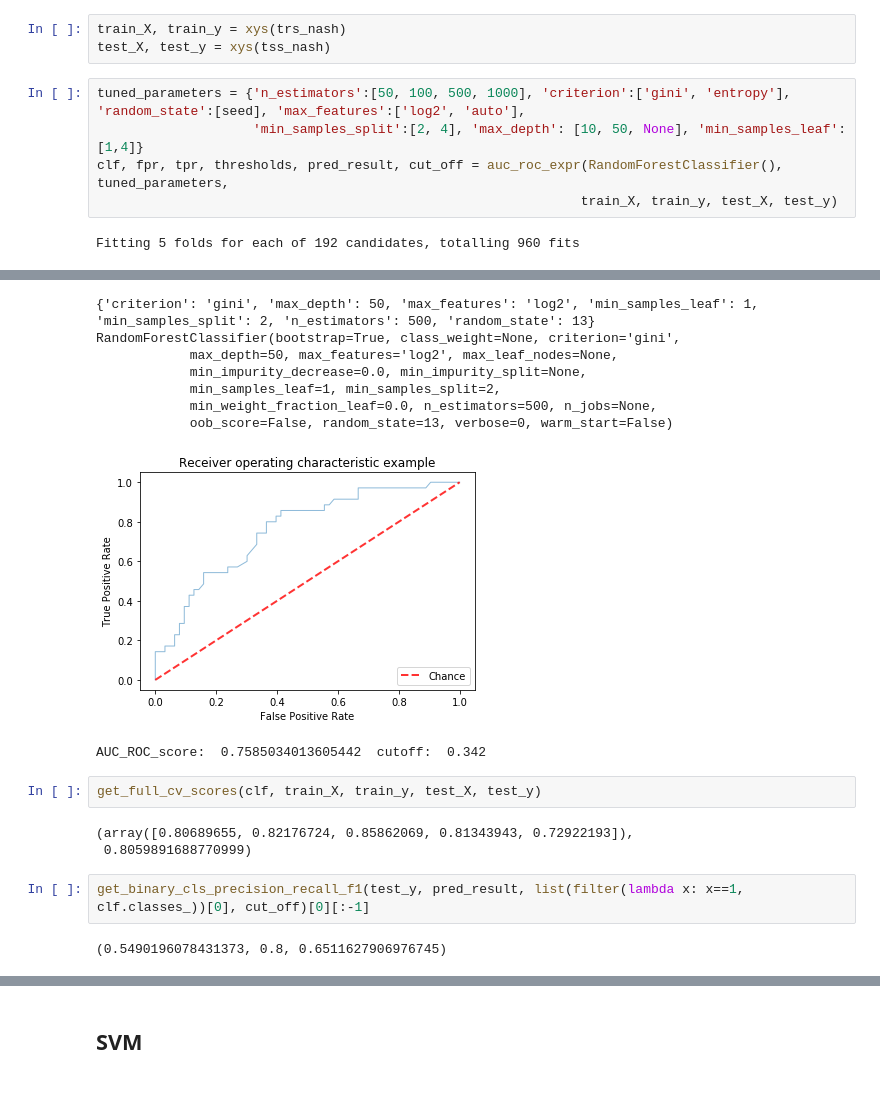
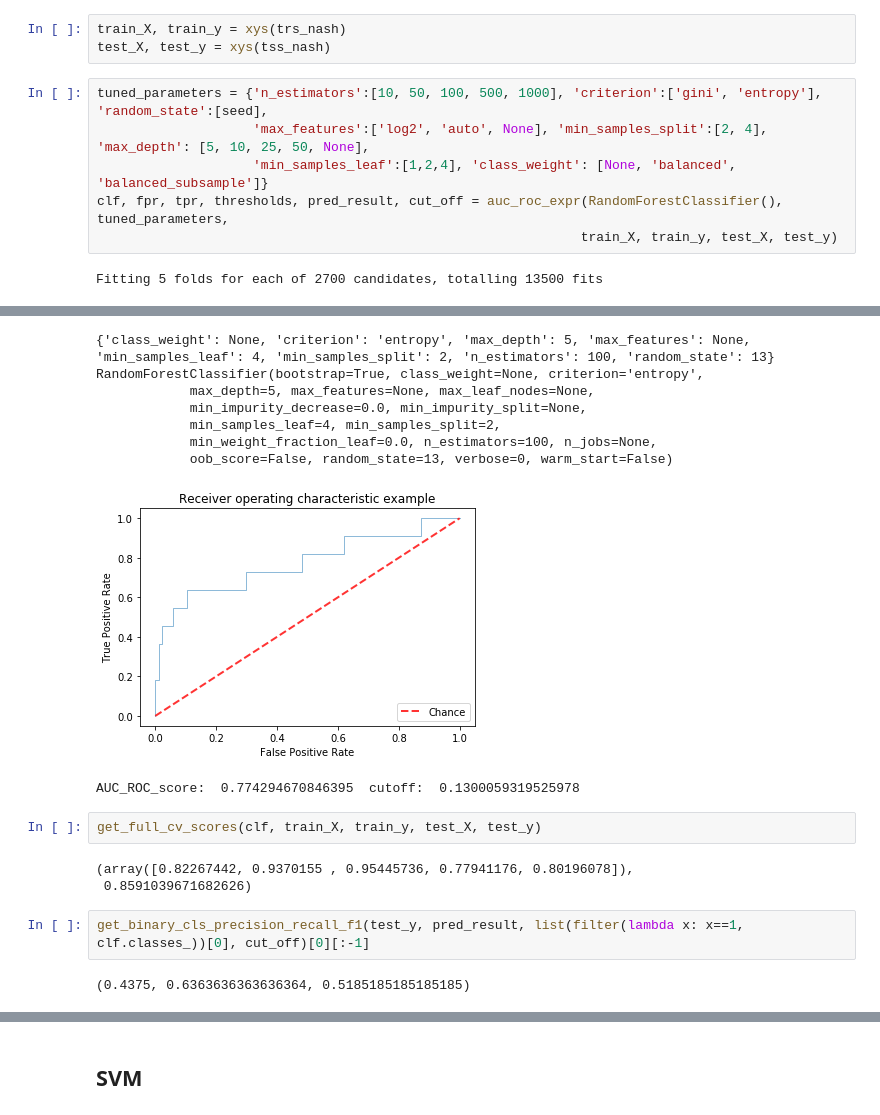
Before and after one commit to mayinghan/NAFLD, a Jupyter notebook: data_analysis.ipynb, the cells around one changed output, grey strips where cells are left out. Saved outputs shown, nothing was run; the diff lists cells and outputs as text.

```diff
--- a/data_analysis.ipynb
+++ b/data_analysis.ipynb
@@ -466,10 +627,11 @@ make_confusion_matrix(test_y_nafld, preds)
 train_X, train_y = xys(trs_nash)
 test_X, test_y = xys(tss_nash)
 # %%
-tuned_parameters = {'n_estimators':[50, 100, 500, 1000], 'criterion':['gini', 'entropy'], 'random_state':[seed], 'max_features':['log2', 'auto'],
-                    'min_samples_split':[2, 4], 'max_depth': [10, 50, None], 'min_samples_leaf':[1,4]}
+tuned_parameters = {'n_estimators':[10, 50, 100, 500, 1000], 'criterion':['gini', 'entropy'], 'random_state':[seed],
+                    'max_features':['log2', 'auto', None], 'min_samples_split':[2, 4], 'max_depth': [5, 10, 25, 50, None],
+                    'min_samples_leaf':[1,2,4], 'class_weight': [None, 'balanced', 'balanced_subsample']}
 clf, fpr, tpr, thresholds, pred_result, cut_off = auc_roc_expr(RandomForestClassifier(), tuned_parameters,
                                                               train_X, train_y, test_X, test_y)
 # %% [output]
-Fitting 5 folds for each of 192 candidates, totalling 960 fits
+Fitting 5 folds for each of 2700 candidates, totalling 13500 fits
 [Parallel(n_jobs=-1)]: Using backend LokyBackend with 8 concurrent workers.
@@ -481,21 +655,21 @@ Fitting 5 folds for each of 192 candidates, totalling 960 fits
-{'criterion': 'gini', 'max_depth': 50, 'max_features': 'log2', 'min_samples_leaf': 1, 'min_samples_split': 2, 'n_estimators': 500, 'random_state': 13}
-RandomForestClassifier(bootstrap=True, class_weight=None, criterion='gini',
-            max_depth=50, max_features='log2', max_leaf_nodes=None,
+{'class_weight': None, 'criterion': 'entropy', 'max_depth': 5, 'max_features': None, 'min_samples_leaf': 4, 'min_samples_split': 2, 'n_estimators': 100, 'random_state': 13}
+RandomForestClassifier(bootstrap=True, class_weight=None, criterion='entropy',
+            max_depth=5, max_features=None, max_leaf_nodes=None,
             min_impurity_decrease=0.0, min_impurity_split=None,
-            min_samples_leaf=1, min_samples_split=2,
-            min_weight_fraction_leaf=0.0, n_estimators=500, n_jobs=None,
+            min_samples_leaf=4, min_samples_split=2,
+            min_weight_fraction_leaf=0.0, n_estimators=100, n_jobs=None,
             oob_score=False, random_state=13, verbose=0, warm_start=False)
-[figure, old version]
+[figure, new version]
-AUC_ROC_score:  0.7585034013605442  cutoff:  0.342
+AUC_ROC_score:  0.774294670846395  cutoff:  0.1300059319525978
 # %%
 get_full_cv_scores(clf, train_X, train_y, test_X, test_y)
 # %% [output]
-(array([0.80689655, 0.82176724, 0.85862069, 0.81343943, 0.72922193]),
- 0.8059891688770999)
+(array([0.82267442, 0.9370155 , 0.95445736, 0.77941176, 0.80196078]),
+ 0.8591039671682626)
 # %%
 get_binary_cls_precision_recall_f1(test_y, pred_result, list(filter(lambda x: x==1, clf.classes_))[0], cut_off)[0][:-1]
 # %% [output]
-(0.5490196078431373, 0.8, 0.6511627906976745)
+(0.4375, 0.6363636363636364, 0.5185185185185185)
 # %%
 preds = get_binary_cls_precision_recall_f1(test_y, pred_result, list(filter(lambda x: x==1, clf.classes_))[0], cut_off)[1]
 make_confusion_matrix(test_y_nafld, preds)
```
Also changed, not shown: parts of 37 cells of this notebook.
